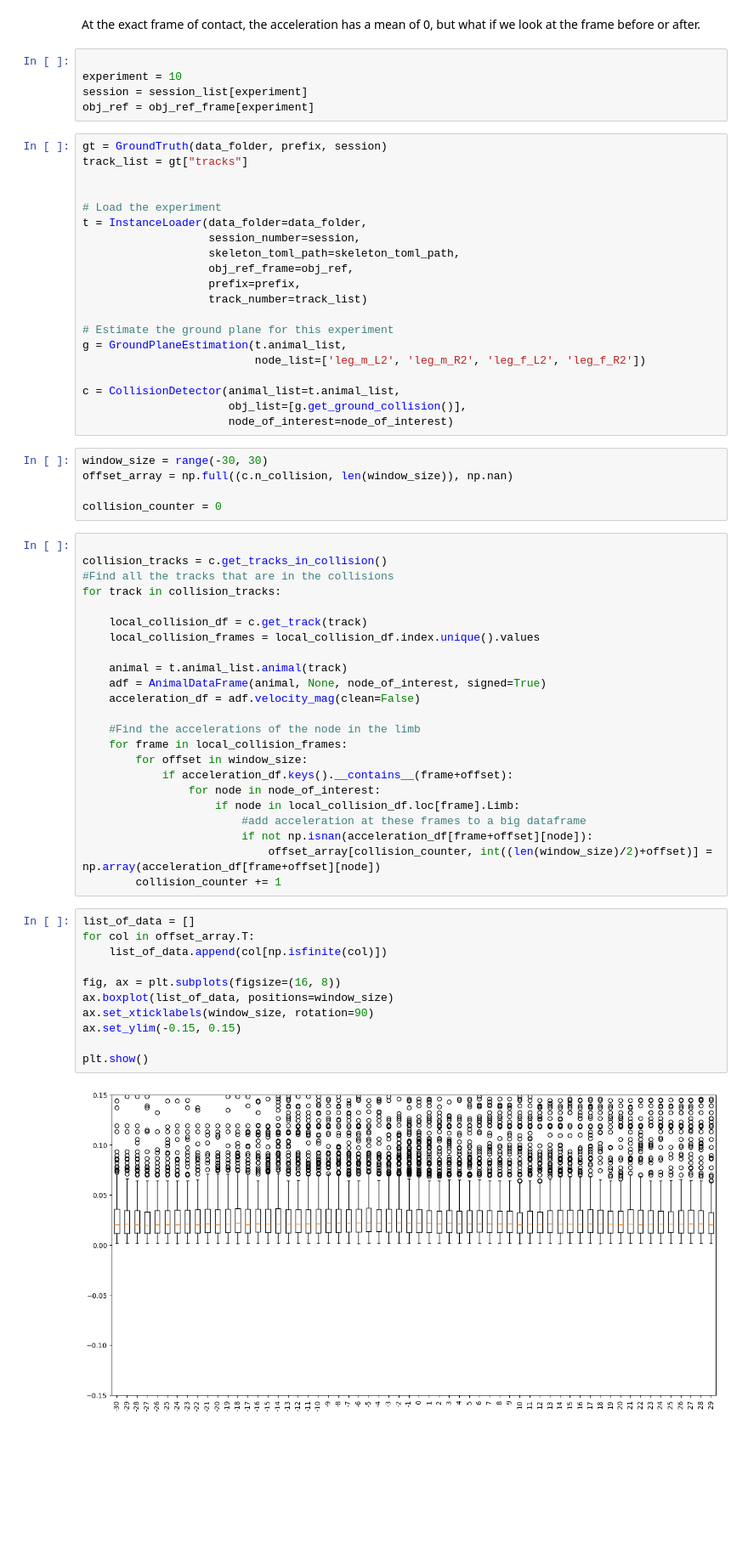
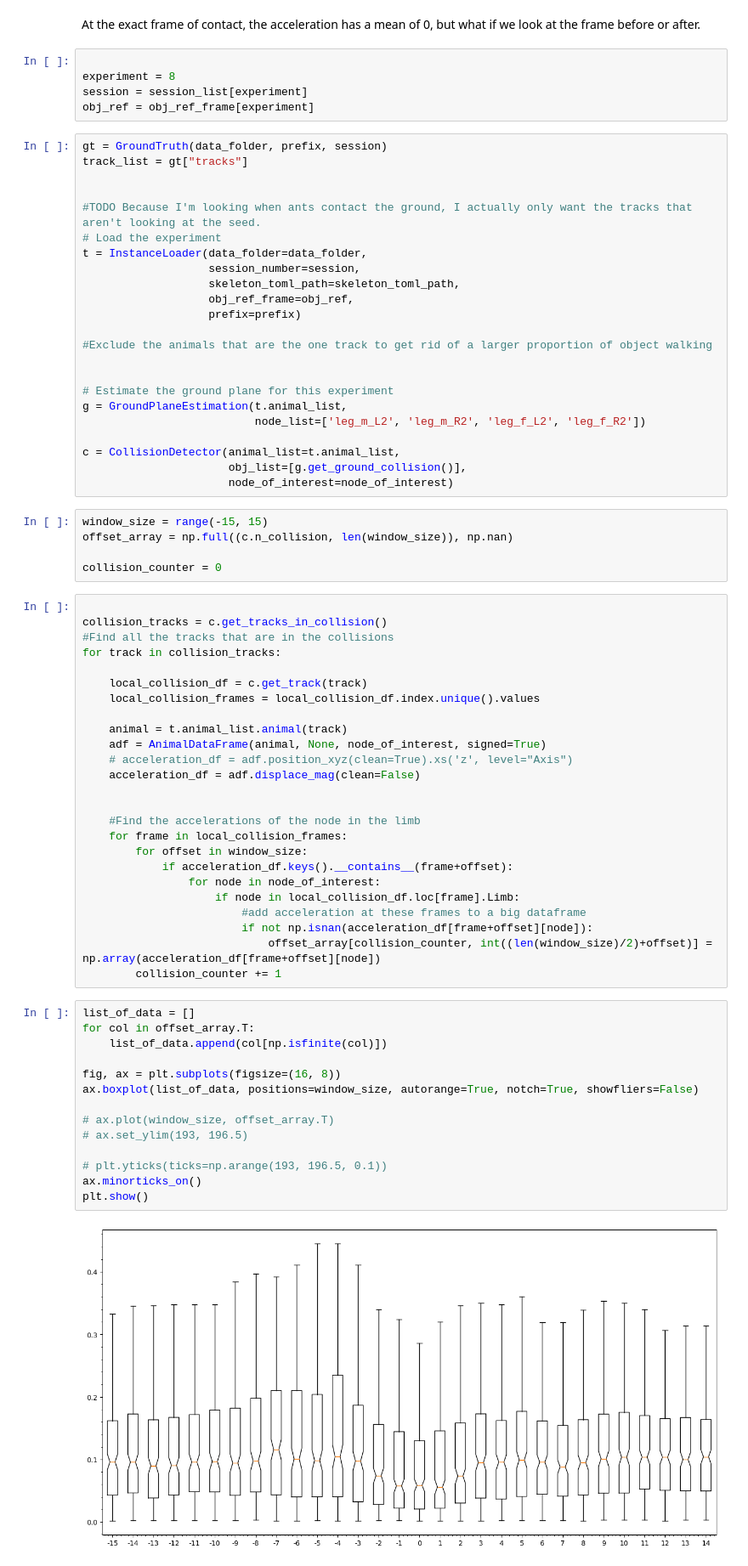
Before and after one commit to prolley-parnell/3d_ant_analysis, a Jupyter notebook: scripts/collision_acceleration_comparison.ipynb, the cells around one changed output. Shown at 85% size. Cells and saved outputs as stored; diff of their text form; blank space fills up the shorter version.

```diff
--- a/scripts/collision_acceleration_comparison.ipynb
+++ b/scripts/collision_acceleration_comparison.ipynb
@@ -23,7 +23,7 @@ node_of_interest = ['leg_m_L2', 'leg_m_R2', 'leg_f_L2', 'leg_f_R2']
 At the exact frame of contact, the acceleration has a mean of 0, but what if we look at the frame before or after.
 # %%
 
-experiment = 10
+experiment = 8
 session = session_list[experiment]
 obj_ref = obj_ref_frame[experiment]
 # %%
@@ -31,13 +31,16 @@ gt = GroundTruth(data_folder, prefix, session)
 track_list = gt["tracks"]
 
 
+#TODO Because I'm looking when ants contact the ground, I actually only want the tracks that aren't looking at the seed.
 # Load the experiment
 t = InstanceLoader(data_folder=data_folder,
                    session_number=session,
                    skeleton_toml_path=skeleton_toml_path,
                    obj_ref_frame=obj_ref,
-                   prefix=prefix,
-                   track_number=track_list)
+                   prefix=prefix)
+
+#Exclude the animals that are the one track to get rid of a larger proportion of object walking
+
 
 # Estimate the ground plane for this experiment
 g = GroundPlaneEstimation(t.animal_list,
@@ -47,7 +50,7 @@ c = CollisionDetector(animal_list=t.animal_list,
                       obj_list=[g.get_ground_collision()],
                       node_of_interest=node_of_interest)
 # %%
-window_size = range(-30, 30)
+window_size = range(-15, 15)
 offset_array = np.full((c.n_collision, len(window_size)), np.nan)
 
 collision_counter = 0
@@ -62,7 +65,9 @@ for track in collision_tracks:
 
     animal = t.animal_list.animal(track)
     adf = AnimalDataFrame(animal, None, node_of_interest, signed=True)
-    acceleration_df = adf.velocity_mag(clean=False)
+    # acceleration_df = adf.position_xyz(clean=True).xs('z', level="Axis")
+    acceleration_df = adf.displace_mag(clean=False)
+
 
     #Find the accelerations of the node in the limb
     for frame in local_collision_frames:
@@ -77,13 +82,16 @@ for track in collision_tracks:
 # %%
 list_of_data = []
 for col in offset_array.T:
     list_of_data.append(col[np.isfinite(col)])
 
 fig, ax = plt.subplots(figsize=(16, 8))
-ax.boxplot(list_of_data, positions=window_size)
-ax.set_xticklabels(window_size, rotation=90)
-ax.set_ylim(-0.15, 0.15)
+ax.boxplot(list_of_data, positions=window_size, autorange=True, notch=True, showfliers=False)
 
+# ax.plot(window_size, offset_array.T)
+# ax.set_ylim(193, 196.5)
+
+# plt.yticks(ticks=np.arange(193, 196.5, 0.1))
+ax.minorticks_on()
 plt.show()
 # %% [output]
-[figure, old version]
+[figure, new version]
```
Also changed, not shown: parts of 1 cell of this notebook, 10 other files.
